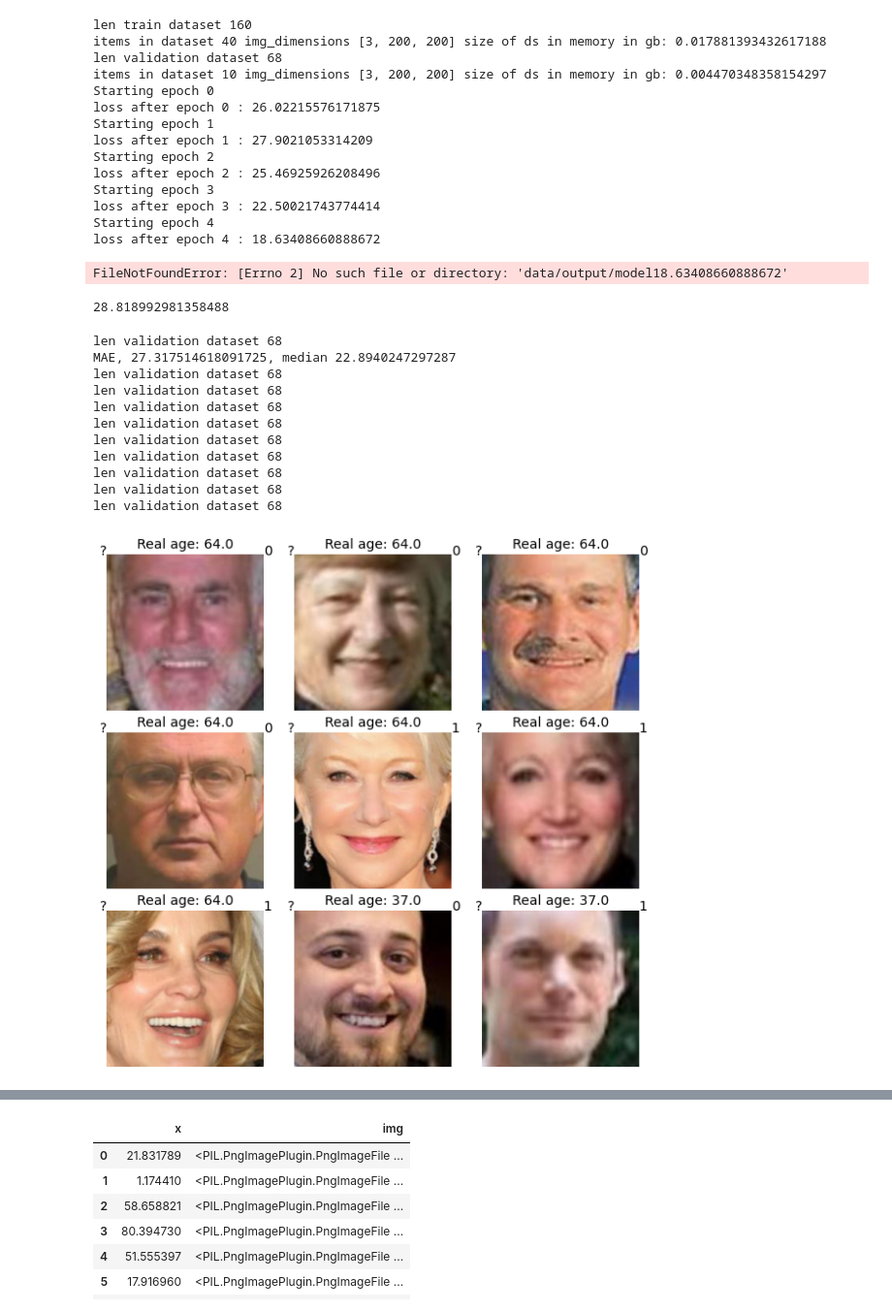
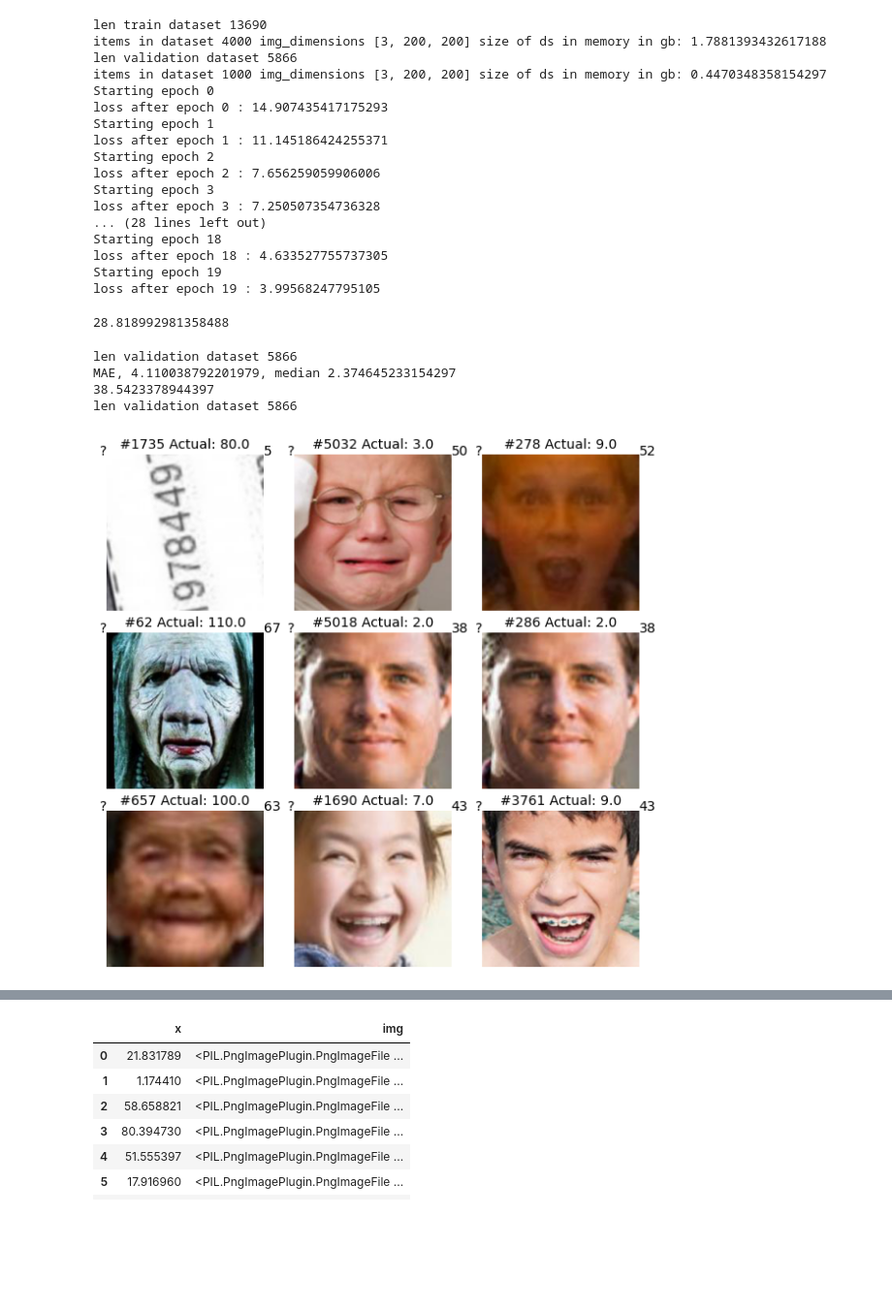
Before and after one commit to jvanelteren/age_prediction, a Jupyter notebook: age_pure_pytorch.ipynb, the cells around one changed output, grey strips where cells are left out. Shown at 97% size. Cells and saved outputs as stored; diff of their text form; code cells hidden in the pictures; blank space fills up the shorter version.

Commit message:
got first pipeline running

```diff
--- a/age_pure_pytorch.ipynb
+++ b/age_pure_pytorch.ipynb
@@ -53,8 +53,8 @@ class Ageset(Dataset):
     def show_image(self,i):
         return Image.open(self.image_paths[i])
 
-    # @functools.lru_cache(maxsize=None)
     @classmethod # somehow this is needed for diskcache to work properly. Or define the function outside of the class
+    @functools.lru_cache(maxsize=None)
     @cache.memoize()
     def imgpath_to_normalized_tensor(cls,imgpath):
             # makes a tensor, scales range to 0-1 and normalizes to same as imagenet
@@ -65,7 +65,7 @@ class Ageset(Dataset):
 
     def __getitem__(self,i):
         if isinstance(i, slice):
-            return [self[n] for n,_ in enumerate(self.image_paths[i])]
+            # return [self[n] for n,_ in enumerate(self.image_paths[i])]
             # maybe better to return a new ageset to preserve the functions
             ret = copy.deepcopy(self)
             ret.image_paths = ret.image_paths[i]
@@ -214,7 +214,7 @@ def train():
 # %%
 # adam works best with lr of 0.001 (tested 0.1 and 0.01)
 # adam without scheduler works best
-# first it took 6 minutes to load all the datasets. With lru cache it was immediate (6GB memory use). With disk cache it took about 1-2 minutes. Great result
+# first it took 6 minutes to load all the datasets. With lru cache it was immediate (6GB memory use). With disk cache it took about 1-2 minutes. Great result. Finally what worked even better is not do any preloading, but just lru_cache getitem. This shaved off the initial preloading
 # feature extraction led to MSE of 12 after 40 epochs. Didnt really work. Maybe unfreeze more
 # adam was outperformed in feature extraction, but for finetuning it worked better
 # larger bs converges better and runs sligthly faster (about 10%) [512, 256,64,8]
@@ -225,7 +225,7 @@ def mae_loss(y, pred):
     return (torch.abs(y-pred.T)).mean()
 loss_fn = mae_loss
 
-NUM_EPOCH = 5
+NUM_EPOCH = 20
 SWA_START = 30
 LR = 0.001
 BATCH_SIZE = 512
@@ -238,12 +238,12 @@ torch.cuda.empty_cache()
 # ys = torch.load('data/input/ys').to(DEVICE)
 
 # train_set = AgeTensorDataset(xs,ys, valid=False)
-train_set = Ageset("data/face_age")[:40]
+train_set = Ageset("data/face_age")[:4000]
 determine_size(train_set)
 train_dl = DataLoader(train_set, batch_size=BATCH_SIZE, shuffle=True)
 
 # val_set = AgeTensorDataset(xs,ys, valid=True)
-val_set = Ageset("data/face_age", valid=True)[:10]
+val_set = Ageset("data/face_age", valid=True)[:1000]
 determine_size(val_set)
 val_dl = DataLoader(val_set, batch_size=BATCH_SIZE, shuffle=True)
 dls = {'train': train_dl, 'val': val_dl}
@@ -283,32 +283,34 @@ for i in [False]:
                     swa_sched = swa_utils.SWALR(opt, swa_lr = 0.0005)
                 train()
 # %% [output]
-len train dataset 160
-items in dataset 40 img_dimensions [3, 200, 200] size of ds in memory in gb: 0.017881393432617188
-len validation dataset 68
-items in dataset 10 img_dimensions [3, 200, 200] size of ds in memory in gb: 0.004470348358154297
+len train dataset 13690
+items in dataset 4000 img_dimensions [3, 200, 200] size of ds in memory in gb: 1.7881393432617188
+len validation dataset 5866
+items in dataset 1000 img_dimensions [3, 200, 200] size of ds in memory in gb: 0.4470348358154297
 Starting epoch 0
-loss after epoch 0 : 26.02215576171875
+loss after epoch 0 : 14.907435417175293
 Starting epoch 1
-loss after epoch 1 : 27.9021053314209
+loss after epoch 1 : 11.145186424255371
 Starting epoch 2
-loss after epoch 2 : 25.46925926208496
+loss after epoch 2 : 7.656259059906006
 Starting epoch 3
-loss after epoch 3 : 22.50021743774414
-Starting epoch 4
-loss after epoch 4 : 18.63408660888672
+loss after epoch 3 : 7.250507354736328
+... (28 lines left out)
+Starting epoch 18
+loss after epoch 18 : 4.633527755737305
+Starting epoch 19
+loss after epoch 19 : 3.99568247795105
-FileNotFoundError: [Errno 2] No such file or directory: 'data/output/model18.63408660888672'
 # %%
 df['loss'].mean()
 # %% [output]
 28.818992981358488
 # %%
-model = AgeResnet()
-# model.load_state_dict(torch.load("data/output/modeltensor(4.3645, device='cuda:0')"))
-def gen_pred_df(model):
+def gen_pred_df(model, val_items=None):
     model.eval()
-    val_set = Ageset("data/face_age", valid=True)
-    data =[(model(x[None]).item(),y) for x,y in val_set]
+    model.to(DEVICE)
+
+    val_set = Ageset("data/face_age", valid=True)[:val_items] if val_items else Ageset("data/face_age", valid=True)
+    data =[(model(x[None].to(DEVICE)).item(),y) for x,y in val_set]
     df = pd.DataFrame(data, columns=['pred', 'actual'])
     df['loss'] = abs(df['pred']-df['actual'])
     df = df.sort_values('loss', ascending=False)
@@ -317,33 +319,27 @@ def gen_pred_df(model):
 # %%
 def plot_top_losses(df):
     #plots top 9 of the dataframe
     fig,ax = plt.subplots(3,3,figsize=(10,10))
+    val_set = Ageset('data/face_age', valid=True)
     for i, a in enumerate(ax.flat):
         # x,y = Ageset('data/face_age')[i]
-
-
         pred = int(df.iloc[i]['pred']) #model(x)
         actual  = df.iloc[i]['actual']
         human = '?'
         a.set_ylabel('44')
-        a.imshow(Ageset('data/face_age', valid=True).show_image(df.iloc[i].name))
-        a.set_title('Real age: ' + str(actual), size=14)
+        a.imshow(val_set.show_image(df.iloc[i].name))
+        a.set_title('#'+ str(df.iloc[i].name) + ' Actual: ' + str(actual), size=14)
         a.text(0,0, str(human), ha='right', size=14)
         a.text(200,0, str(pred), size=14)
         a.axis('off')
     plt.subplots_adjust(wspace=0.2, hspace=0.1)
-df = gen_pred_df(model)
+start = time.time()
+df = gen_pred_df(model, val_items = None)
+print(time.time()-start)
 plot_top_losses(df)
 # %% [output]
-len validation dataset 68
-MAE, 27.317514618091725, median 22.8940247297287
-len validation dataset 68
-len validation dataset 68
-len validation dataset 68
-len validation dataset 68
-len validation dataset 68
-len validation dataset 68
-len validation dataset 68
-len validation dataset 68
-len validation dataset 68
+len validation dataset 5866
+MAE, 4.110038792201979, median 2.374645233154297
+38.5423378944397
+len validation dataset 5866
-[figure, old version]
+[figure, new version]
```
Also changed, not shown: parts of 4 cells of this notebook.
